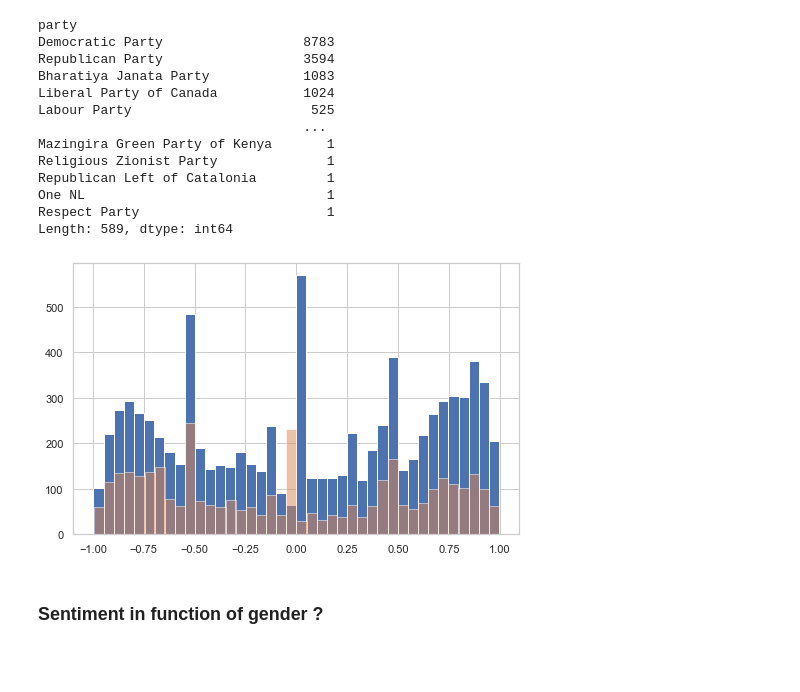
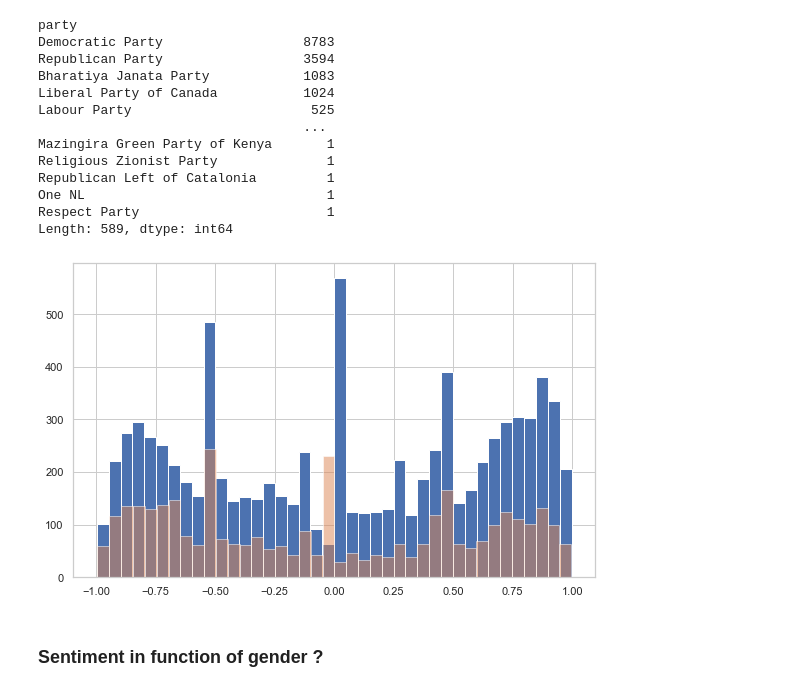
Before and after one commit to epfl-ada/ada-2021-project-concatsanddogs, a Jupyter notebook: Milestone_3_RQ4_sentiment_analysis.ipynb, the cells around one changed output. Saved outputs shown, nothing was run; the diff lists cells and outputs as text; code cells hidden in the pictures; blank space fills up the shorter version.

```diff
--- a/Milestone_3_RQ4_sentiment_analysis.ipynb
+++ b/Milestone_3_RQ4_sentiment_analysis.ipynb
@@ -442,9 +465,10 @@ Republican_quotes = df.query('party == "Republican Party" ')
 # %%
 Democrat_quotes['sentiment'].hist(bins=40, figsize = [8,5])
 Republican_quotes['sentiment'].hist(bins=40, figsize = [8,5],alpha=0.5)
-plt.show()
+plt.tight_layout()
+plt.savefig('political_parties_sentiment.png')
 # %% [output]
-[figure, old version]
+[figure, new version]
 # %% [markdown]
 ### Sentiment in function of gender ?
 # %%
```
Also changed, not shown: parts of 11 cells of this notebook.
